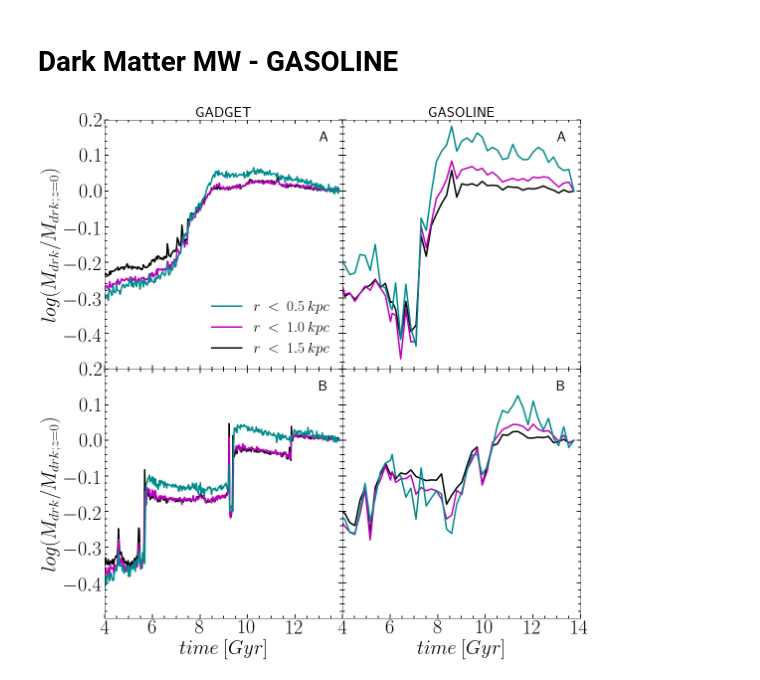
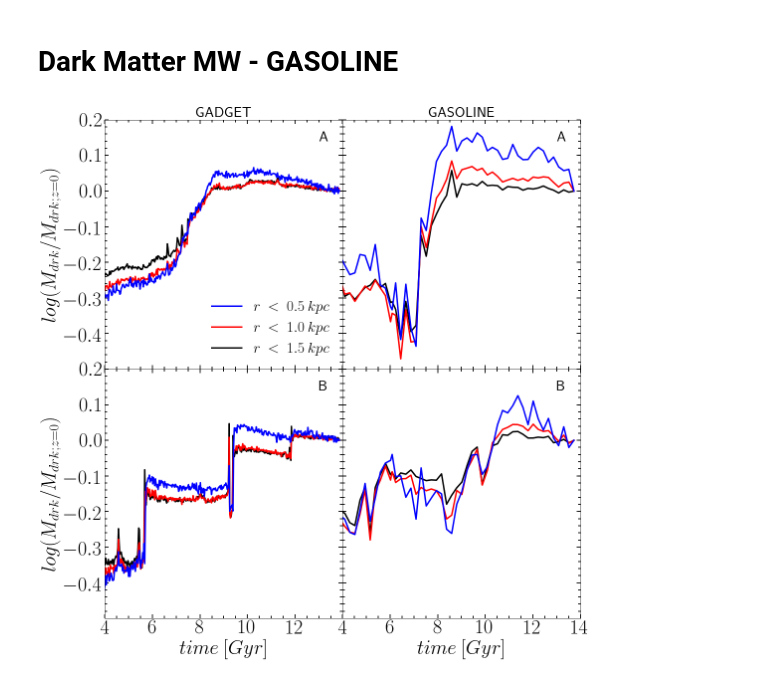
Before and after one commit to ornemarioni/Barras_GdGs, a Jupyter notebook: Barras_Gd/programs/Darkmatter_simulaciones.ipynb, the cells around one changed output. Drawn from its saved outputs; the diff is of its cells as text; code cells hidden in the pictures.

```diff
--- a/Barras_Gd/programs/Darkmatter_simulaciones.ipynb
+++ b/Barras_Gd/programs/Darkmatter_simulaciones.ipynb
@@ -325,8 +325,8 @@ fig, ax = plt.subplots(nrows=2, ncols=2, figsize=(16, 16), sharey=True)
 #                        gridspec_kw = {'height_ratios':[3,1,3,1]})
 fig.subplots_adjust(bottom=0.08, left =0.12, right = 0.95, top = 0.95, wspace=0., hspace= 0)
 Mdrk15, = ax[0,0].plot(time_M31gd ,Mdrk15_M31gd-Mdrk15_M31gd[0],'-', lw=3, color='k')
-Mdrk10, = ax[0,0].plot(time_M31gd ,Mdrk10_M31gd-Mdrk10_M31gd[0],'-', lw=3, color='m')
-Mdrk05, = ax[0,0].plot(time_M31gd ,Mdrk05_M31gd-Mdrk05_M31gd[0],'-', lw=3, color='darkcyan')
+Mdrk10, = ax[0,0].plot(time_M31gd ,Mdrk10_M31gd-Mdrk10_M31gd[0],'-', lw=3, color='r')
+Mdrk05, = ax[0,0].plot(time_M31gd ,Mdrk05_M31gd-Mdrk05_M31gd[0],'-', lw=3, color='b')
 
 
 # ax[0,0].plot(time_M31gd2 ,A2max_M31gd2,'-', lw=3, color='r')
@@ -348,8 +348,8 @@ ax[0,0].legend([Mdrk05, Mdrk10, Mdrk15],[r'$r\:<\:0.5\:kpc$', r'$r\:<\:1.0\:kpc$
 
 # ax2=fig.add_subplot(222)
 ax[0,1].plot(time_M31gs ,Mdrk15_M31gs-Mdrk15_M31gs[0],'-', lw=3, color='k')
-ax[0,1].plot(time_M31gs ,Mdrk10_M31gs-Mdrk10_M31gs[0],'-', lw=3, color='m')
-ax[0,1].plot(time_M31gs ,Mdrk05_M31gs-Mdrk05_M31gs[0],'-', lw=3, color='darkcyan')
+ax[0,1].plot(time_M31gs ,Mdrk10_M31gs-Mdrk10_M31gs[0],'-', lw=3, color='r')
+ax[0,1].plot(time_M31gs ,Mdrk05_M31gs-Mdrk05_M31gs[0],'-', lw=3, color='b')
 # ax[0,1].plot(time_M31gs2 ,A2max_M31gs2,'-',lw=3, color='r')
 ax[0,1].set_xticks([4,6,8,10,12,14])
 ax[0,1].set_xticklabels([])
@@ -368,8 +368,8 @@ ax[0,1].text(13, 0.15, 'A', fontsize=30, color='k', ha='left', va='center')
 
 # ax3=fig.add_subplot(223)
 ax[1,0].plot(time_MWgd ,Mdrk15_MWgd-Mdrk15_MWgd[0],'-', lw=3, color='k')
-ax[1,0].plot(time_MWgd ,Mdrk10_MWgd-Mdrk10_MWgd[0],'-', lw=3, color='m')
-ax[1,0].plot(time_MWgd ,Mdrk05_MWgd-Mdrk05_MWgd[0],'-', lw=3, color='darkcyan')
+ax[1,0].plot(time_MWgd ,Mdrk10_MWgd-Mdrk10_MWgd[0],'-', lw=3, color='r')
+ax[1,0].plot(time_MWgd ,Mdrk05_MWgd-Mdrk05_MWgd[0],'-', lw=3, color='b')
 ax[1,0].set_xticks([4,6,8,10,12])
 # ax[1,0].set_xticklabels([])
 # ax[1,0].set_yticks([0,1,2,3])
@@ -381,33 +381,33 @@ ax[1,0].set_xlim(4,14)
 ax[1,0].minorticks_on()
 ax[1,0].tick_params( labelsize=40)
 ax[1,0].tick_params('both', length=5, width=1.8,which='minor', direction='in', right='on',top='on')
 ax[1,0].tick_params('both', length=8, width=1.8,which='major', direction='in', right='on',top='on')
 
 ax[1,0].text(13, 0.15, 'B', fontsize=30, color='k',ha='left', va='center')
 
 
 # # #---------------------------------------------------------------------------------------
 # # ax4=fig.add_subplot(224)
 ax[1,1].plot(time_MWgs ,Mdrk15_MWgs-Mdrk15_MWgs[0],'-', lw=3, color='k')
-ax[1,1].plot(time_MWgs ,Mdrk10_MWgs-Mdrk10_MWgs[0],'-', lw=3, color='m')
-ax[1,1].plot(time_MWgs ,Mdrk05_MWgs-Mdrk05_MWgs[0],'-', lw=3, color='darkcyan')
+ax[1,1].plot(time_MWgs ,Mdrk10_MWgs-Mdrk10_MWgs[0],'-', lw=3, color='r')
+ax[1,1].plot(time_MWgs ,Mdrk05_MWgs-Mdrk05_MWgs[0],'-', lw=3, color='b')
 # ax[1,1].plot(time_MWgs2 ,A2max_MWgs2,'-', lw=3, color='r')
 ax[1,1].set_xticks([4,6,8,10,12,14])
 # ax[1,1].set_yticks([0,1,2,3])
 # ax[1,1].set_yticklabels([])
 ax[1,1].set_xlabel(r'$time\:[Gyr]$', fontsize=40)
 ax[1,1].set_xlim(4,14)
 # ax[1,1].set_ylim(0,4)
 ax[1,1].minorticks_on()
 ax[1,1].tick_params( labelsize=40)
 ax[1,1].tick_params('both', length=5, width=1.8,which='minor', direction='in', right='on',top='on')
 ax[1,1].tick_params('both', length=8, width=1.8,which='major', direction='in', right='on',top='on')
 
 ax[1,1].text(13, 0.15, 'B', fontsize=30, color='k', ha='left', va='center')
 
 # fig.savefig('/home/ornela/overleaf/13216980csjxswjndpmj/Mdrk_time.pdf', dpi = 100, xxbox_inches='tight')
 fig.savefig('/home/omarioni/Barras_GdGs/Barras_Gd/_imagenes/Mdrk_time.pdf', dpi = 100, xxbox_inches='tight')
 
 plt.show()
 # %% [output]
-[figure, old version]
+[figure, new version]
```
Also changed, not shown: 6 other files.
